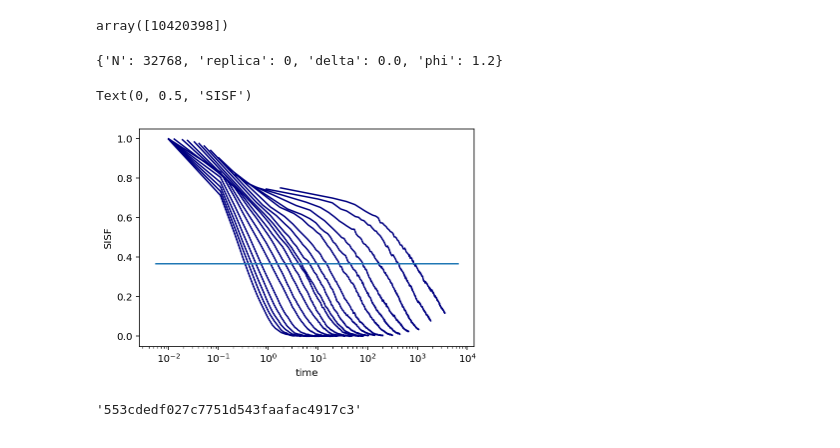
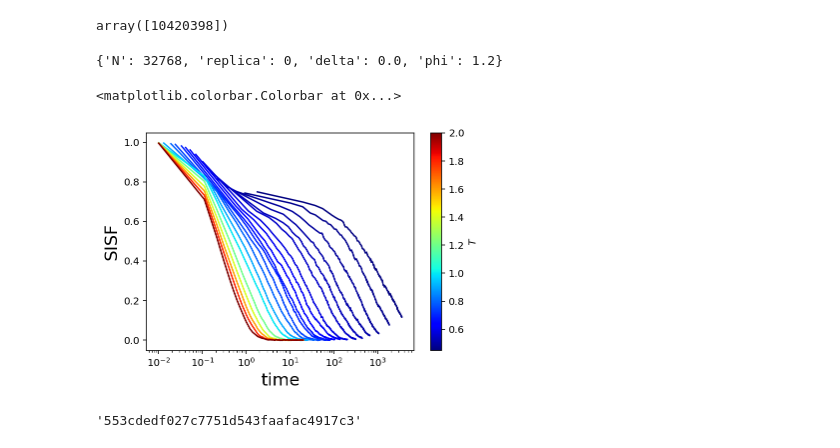
Before and after one commit to ianrgraham/monk, a Jupyter notebook: workflows/sc-states/mlj-production/090522-check-equilibration.ipynb, the cells around one changed output. Cells and saved outputs as stored; diff of their text form; code cells hidden in the pictures.

```diff
--- a/workflows/sc-states/mlj-production/090522-check-equilibration.ipynb
+++ b/workflows/sc-states/mlj-production/090522-check-equilibration.ipynb
@@ -79,50 +79,55 @@ def sisf(dx, k=7.14):
 # %%
 fig, ax = plt.subplots()
 
+cmap = cm.jet
+norm = colors.Normalize(0.45, 2.0)
+
 for job in project.find_jobs({'replica': 0, 'delta': 0.0}):
-    cmap = cm.jet
-    norm = colors.Normalize(0, 0.5)
+    # cmap = cm.jet
+    # norm = colors.Normalize(0, 0.5)
     print(job.sp)
     runs = sorted(glob.glob(job.fn("runs/temp-*/traj.gsd")))
     # print(runs)
     for run in runs[0:]:
+        temp = float(utils.extract_between(run, "temp-", "/"))
         # print(run)
         traj = gsd.hoomd.open(run)
         # print(traj[-1].log["Simulation/timestep"] - traj[0].log["Simulation/timestep"])
         box = freud.box.Box.from_box(traj[0].configuration.box)
         _colors = ["r", "g", "b", "y", "m"]
         for start in [-2000]:
             pos0 = traj[int(start)].particles.position
             pos = []
             sisfs = []
             tsteps = []
             tstep0 = traj[int(start)].log["Simulation/timestep"]
             for frame in traj[start+1::10]:
                 new_pos = box.wrap(frame.particles.position - pos0)
                 pos.append(new_pos)
                 sisfs.append(sisf(new_pos))
                 tsteps.append((frame.log["Simulation/timestep"] - tstep0) * project.doc["dt"])
             # msd.compute(pos, reset=True)
             # msd.plot(ax=ax)
             sisfs = np.array(sisfs)
 
             # if np.any(sisfs < np.exp(-1)):
             #     continue
             # print(run)
-            plt.plot(tsteps, sisfs, color=cmap(norm(job.sp["delta"])))
+            plt.plot(tsteps, sisfs, color=cmap(norm(temp)))
             # ax.get_lines()[-1].set_color(_c)
         # break
     # break
 plt.xscale('log')
 # plt.yscale('log')
-plt.hlines(np.exp(-1), *plt.xlim())
-plt.xlabel("time")
-plt.ylabel("SISF")
+# plt.hlines(np.exp(-1), *plt.xlim())
+plt.xlabel("time", size="xx-large")
+plt.ylabel("SISF", size="xx-large")
+plt.colorbar(cm.ScalarMappable(norm=norm, cmap=cmap), label=r"$T$")
 # plt.colorbar(cm.ScalarMappable(norm=norm, cmap=cmap), label=r"$\Delta$")
 # %% [output]
 {'N': 32768, 'replica': 0, 'delta': 0.0, 'phi': 1.2}
-Text(0, 0.5, 'SISF')
+<matplotlib.colorbar.Colorbar at 0x...>
-[figure, old version]
+[figure, new version]
 # %%
 job.id
 # %% [output]
```
Also changed, not shown: 57 other files.
